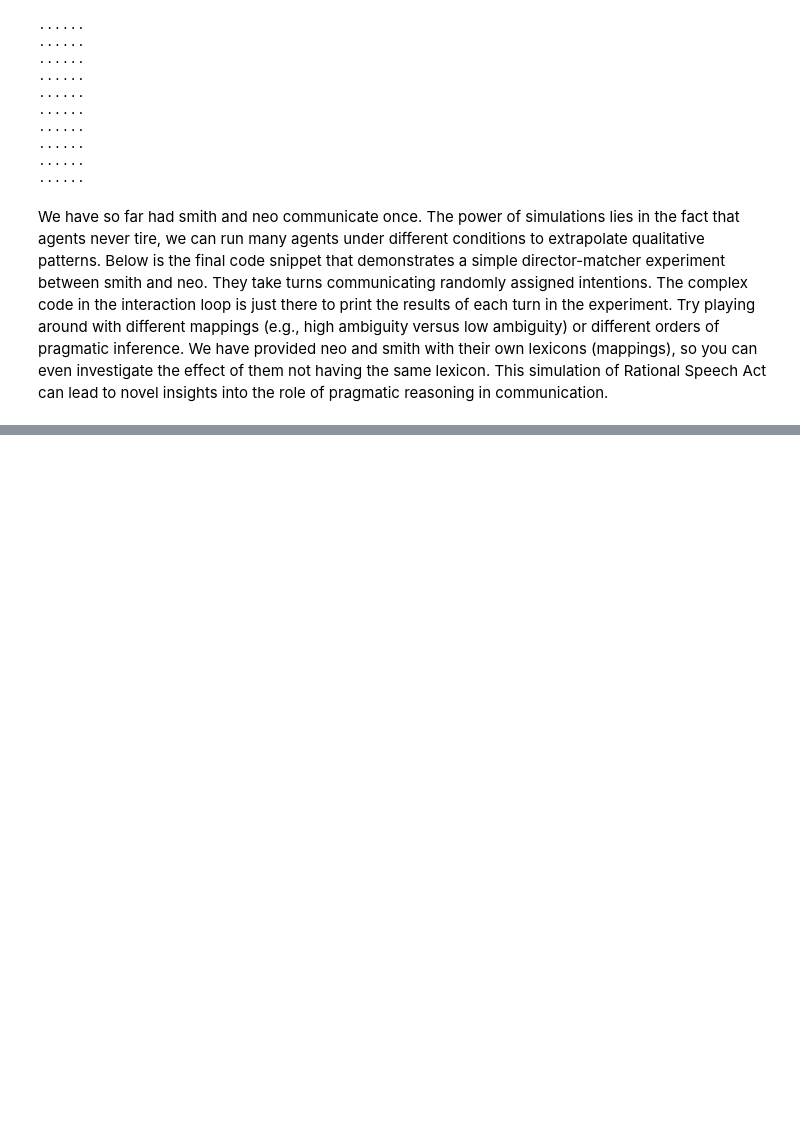
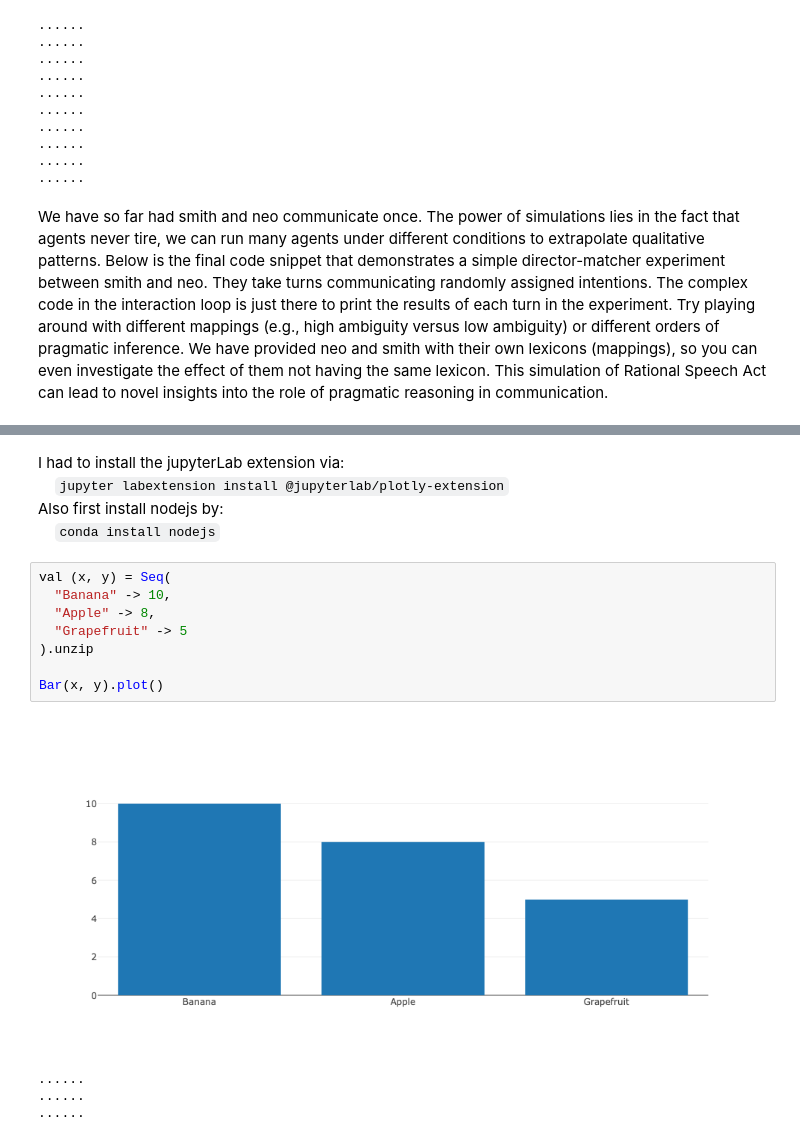
Before and after one commit to markblokpoel/lanag-ambiguityhelps, a Jupyter notebook: tutorials/rsa-tutorial-part1.ipynb, the cells around one changed output, grey strips where cells are left out. Saved outputs shown, nothing was run; the diff lists cells and outputs as text; blank space fills up the shorter version.

Commit message:
examples of plots in the EOF

```diff
--- a/tutorials/rsa-tutorial-part1.ipynb
+++ b/tutorials/rsa-tutorial-part1.ipynb
@@ -275,0 +286,18 @@ Error:
+# %% [markdown]
+I had to install the jupyterLab extension via:
+&nbsp;&nbsp;&nbsp;&nbsp;`jupyter labextension install @jupyterlab/plotly-extension`
+Also first install nodejs by:
+&nbsp;&nbsp;&nbsp;&nbsp;`conda install nodejs`
+# %%
+val (x, y) = Seq(
+  "Banana" -> 10,
+  "Apple" -> 8,
+  "Grapefruit" -> 5
+).unzip
+
+Bar(x, y).plot()
+# %% [output]
+[figure, added]
+......
+......
+......
```
Also changed, not shown: parts of 4 cells of this notebook.
